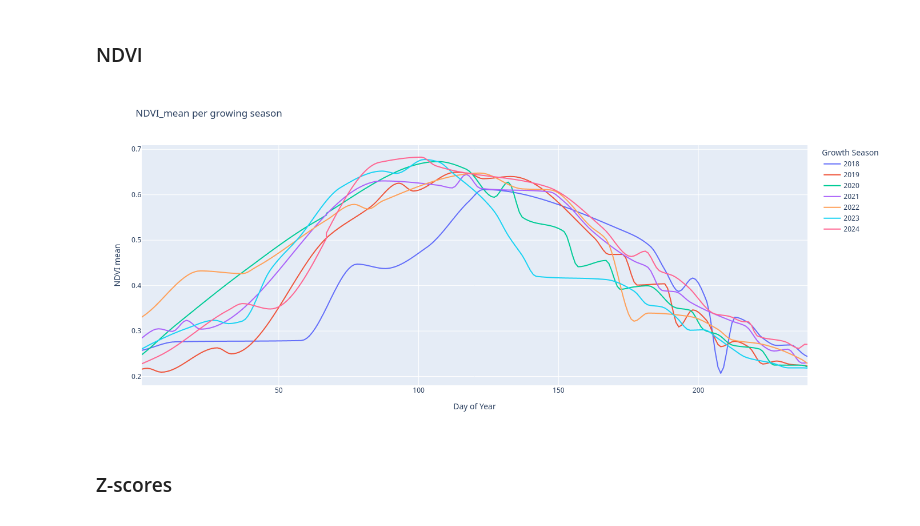
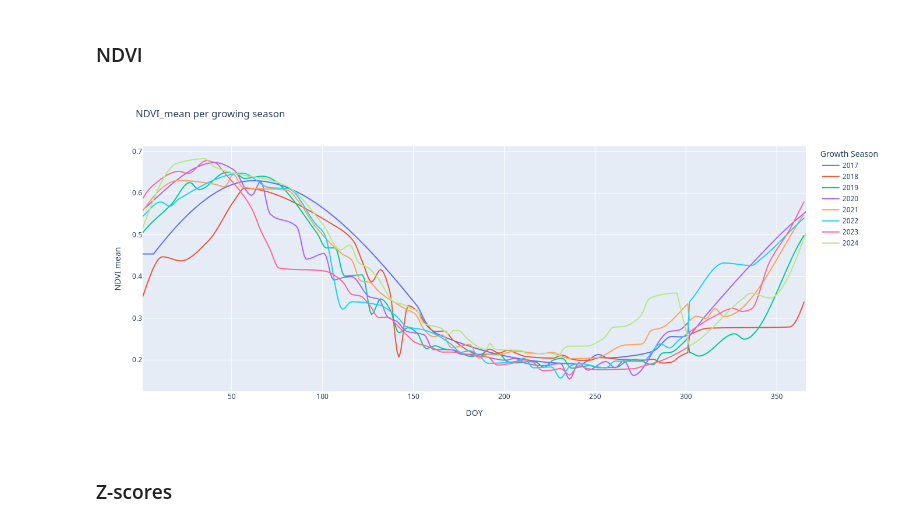
Before and after one commit to asembreek/fieldlens, a Jupyter notebook: notebooks/3. EDA with engineered features.ipynb, the cells around one changed output. Saved outputs shown, nothing was run; the diff lists cells and outputs as text; code cells hidden in the pictures.

```diff
--- a/notebooks/3. EDA with engineered features.ipynb
+++ b/notebooks/3. EDA with engineered features.ipynb
@@ -36,16 +36,5 @@ from data import DatasetLoader, DatasetBuilder, utils
 loader = DatasetLoader(raw_data_dir="../data/raw/", engineered_data_dir="../data/processed/")
 non_spectral_df = loader.non_spectral()
 grouped_spectral_df = loader.grouped_spectral()
-master_df = utils.merge_with_master(grouped_spectral_df, non_spectral_df)
-master_df.head()
+eng_non_spectral_df = loader.engineered()
+rolled_df = loader.rolling_stats()
-# %%
-# Engineered features
-eng_non_spectral_df  = pd.read_csv("../data/processed/eng_non_spectral_df.csv", index_col=0)
-eng_non_spectral_df["Timestamp"] = pd.to_datetime(eng_non_spectral_df["Timestamp"])
-
-eng_non_spectral_df["in_season"] = eng_non_spectral_df["in_season"].astype('category')
-eng_non_spectral_df["Growth_Stage"] = eng_non_spectral_df["Growth_Stage"].astype('category')
-
-# Rolling statistics and lagged variables
-roll_lag_df = pd.read_csv("../data/processed/roll_lag_df.csv", index_col=0)
-roll_lag_df["Timestamp"] = pd.to_datetime(roll_lag_df["Timestamp"])
@@ -67,0 +41,10 @@ def get_interpolated_df(spectral, timestamps):
+# %%
+spectral_features = grouped_spectral_df.columns.drop("Timestamp")
+builder = DatasetBuilder(init_df=eng_non_spectral_df)
+
+built_df = (
+    builder
+    .merge_spectral(grouped_spectral_df)
+    .interpolate(val_columns=spectral_features, dropna=True)
+    .build()
+)
@@ -137,25 +105,28 @@ We can come to the conclustion that 2018 and 2023 are our most stressed seasons,
 # %% [markdown]
 ### NDVI
 # %%
+plot_df = built_df.copy()
+plot_df["DOY"] = plot_df["Timestamp"].dt.dayofyear
+plot_df = plot_df.groupby(["Ag_year", "DOY"], as_index=False).agg({"NDVI_mean": "mean"})
 
 fig = px.line(
-    summary_df,
-    x="shifted_doy",
+    plot_df,
+    x="DOY",
     y="NDVI_mean",
     color="Ag_year",
     title="NDVI_mean per growing season",
     labels={"shifted_doy": "Day of Year", "NDVI_mean": "NDVI mean", "Ag_year": "Growth Season"},
     template="plotly_white",
     height=600,
     width=1000,
 )
 fig.update_layout(template="plotly")
 fig.update_layout(hovermode="x unified")
 
 
 fig.show()
 # %% [output]
-[figure, old version]
+[figure, new version]
 # %% [markdown]
 ### Z-scores
 # %% [markdown]
```
Also changed, not shown: parts of 26 cells of this notebook.
